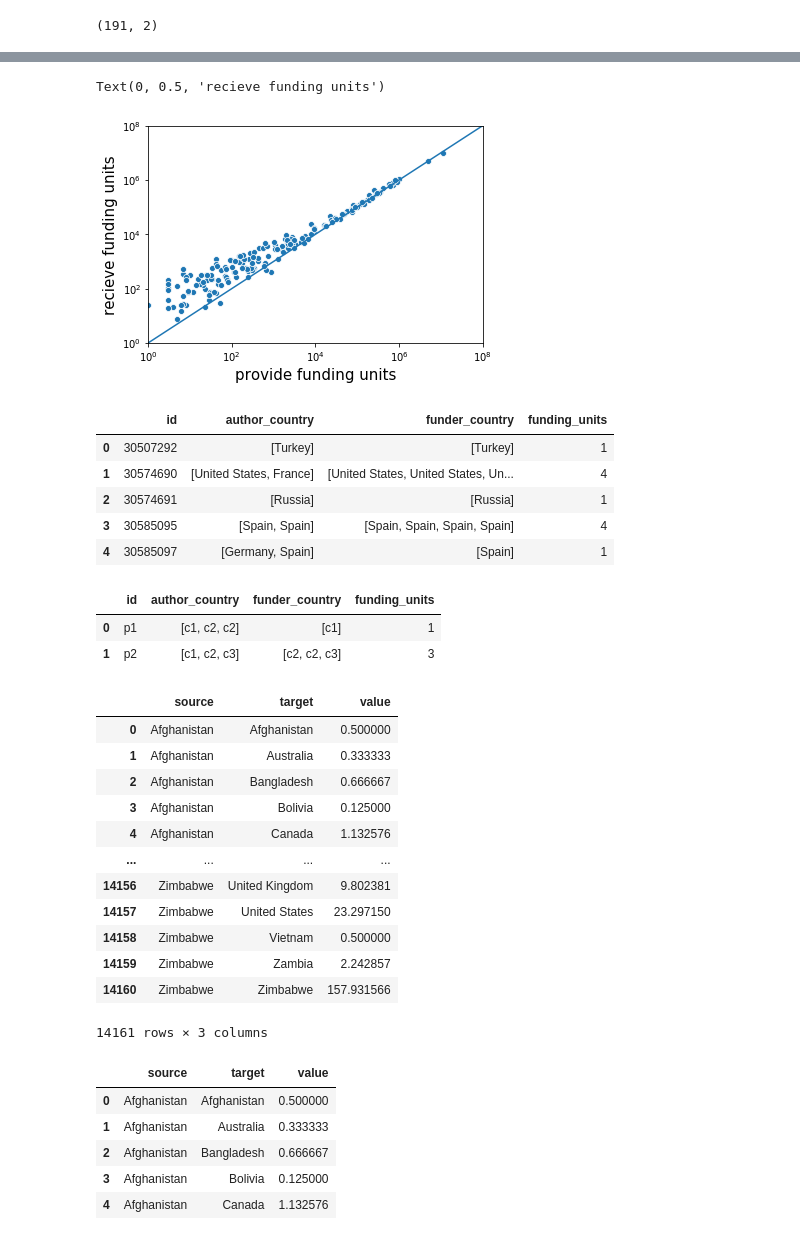
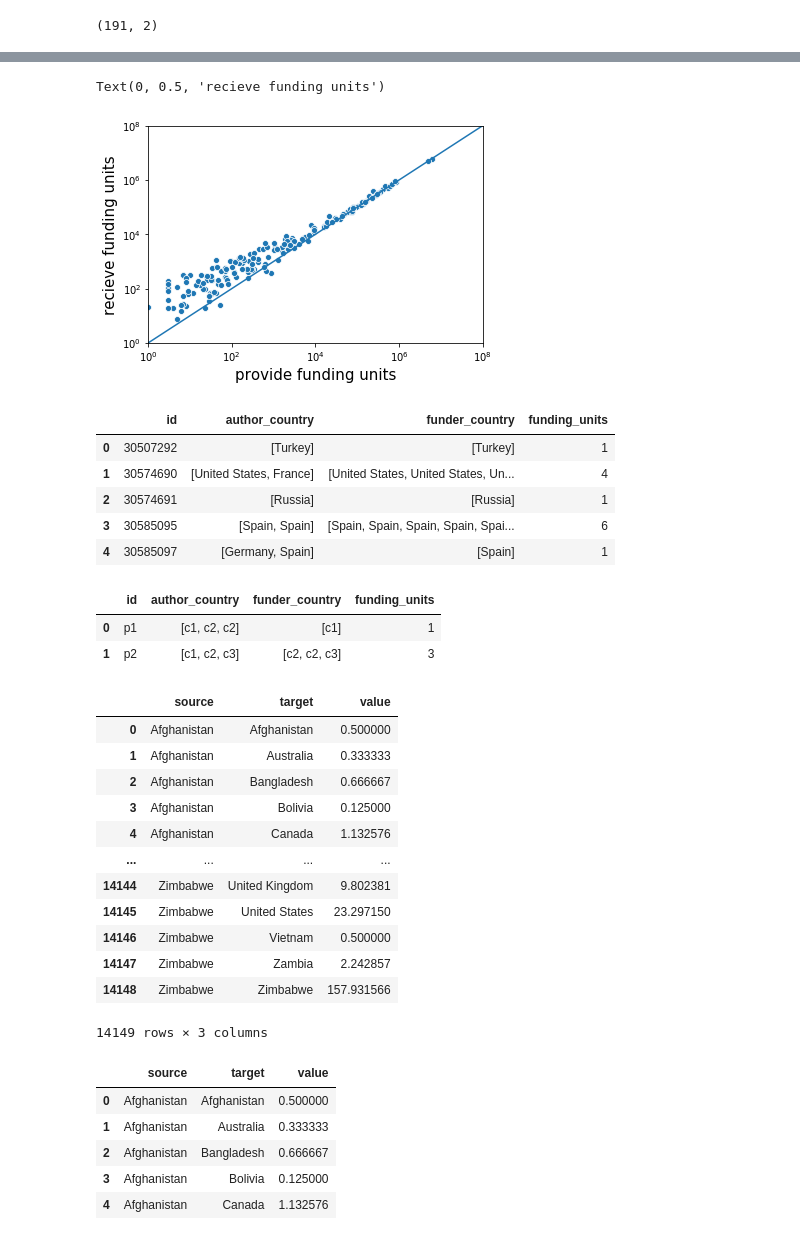
Before and after one commit to LiliMiaohub/national_science_funding, a Jupyter notebook: notebooks/0620-RevPrvd/0620-CountRecvPrvd.ipynb, the cells around one changed output, grey strips where cells are left out. Saved outputs shown, nothing was run; the diff lists cells and outputs as text; code cells hidden in the pictures.

```diff
--- a/notebooks/0620-RevPrvd/0620-CountRecvPrvd.ipynb
+++ b/notebooks/0620-RevPrvd/0620-CountRecvPrvd.ipynb
@@ -18,5 +18,9 @@ pubs_author_funder.head()
+# %%
+pubs_author_funder['funder_country']=pubs_author_funder['funder_country'].fillna(0)
 # %%
 pubs_author_funder['author_country'] = pubs_author_funder['author_country'].apply(literal_eval)
-pubs_author_funder['funder_country'] = pubs_author_funder['funder_country'].apply(literal_eval)
+pubs_author_funder['funder_country'] = pubs_author_funder['funder_country'].apply(
+    lambda x: literal_eval(x) if x!=0 else 0)
 # %%
+pubs_author_funder=pubs_author_funder[pubs_author_funder.funder_country!=0]
 pubs_author_funder['funding_units'] = pubs_author_funder['funder_country'].apply(lambda x: len(x))
@@ -114,7 +142,7 @@ plt.xlabel("provide funding units", fontsize=15)
 plt.ylabel('recieve funding units', fontsize=15)
 # %% [output]
 Text(0, 0.5, 'recieve funding units')
-[figure, old version]
+[figure, new version]
 # %%
 pubs_author_funder.head()
 # %% [output]
@@ -122,7 +150,7 @@ pubs_author_funder.head()
 | 0 | 30507292 | [Turkey] | [Turkey] | 1 |
 | 1 | 30574690 | [United States, France] | [United States, United States, Un... | 4 |
 | 2 | 30574691 | [Russia] | [Russia] | 1 |
-| 3 | 30585095 | [Spain, Spain] | [Spain, Spain, Spain, Spain] | 4 |
+| 3 | 30585095 | [Spain, Spain] | [Spain, Spain, Spain, Spain, Spai... | 6 |
 | 4 | 30585097 | [Germany, Spain] | [Spain] | 1 |
 # %%
 testlist=[['p1',['c1','c2','c2'],['c1'],1],
@@ -136,34 +166,31 @@ test_df
 # %%
-cntry_cntry_explodelist = []
+cntry_cntry_flow = []
 for index, row in pubs_author_funder.iterrows():
-    units = row['funding_units']
     author_country = row['author_country']
     funding_country=row['funder_country']
-    num_author = len(author_country)
-    num_funder=len(funding_country)
-    for author_c in author_country:
-        for funder_c in funding_country:
-            credit = units/(num_author*num_funder)
-            templist = [funder_c,author_c, credit]
-            cntry_cntry_explodelist.append(templist)
+    num_author=len(author_country)
+    for funder,author in product(funding_country,author_country):
+        credit = 1/(num_author)
+        templist = [funder,author, credit]
+        cntry_cntry_flow.append(templist)
 # %%
-cntry_cntry_df = pd.DataFrame(cntry_cntry_explodelist, columns=['source','target','value'])
+cntry_cntry_df = pd.DataFrame(cntry_cntry_flow, columns=['source','target','value'])
 cntry_cntry_df = cntry_cntry_df.groupby(['source','target'])['value'].sum().reset_index()
 cntry_cntry_df
 # %% [output]
 |  | source | target | value |
 | 0 | Afghanistan | Afghanistan | 0.500000 |
 | 1 | Afghanistan | Australia | 0.333333 |
 | 2 | Afghanistan | Bangladesh | 0.666667 |
 | 3 | Afghanistan | Bolivia | 0.125000 |
 | 4 | Afghanistan | Canada | 1.132576 |
 | ... | ... | ... | ... |
-| 14156 | Zimbabwe | United Kingdom | 9.802381 |
-| 14157 | Zimbabwe | United States | 23.297150 |
-| 14158 | Zimbabwe | Vietnam | 0.500000 |
-| 14159 | Zimbabwe | Zambia | 2.242857 |
-| 14160 | Zimbabwe | Zimbabwe | 157.931566 |
+| 14144 | Zimbabwe | United Kingdom | 9.802381 |
+| 14145 | Zimbabwe | United States | 23.297150 |
+| 14146 | Zimbabwe | Vietnam | 0.500000 |
+| 14147 | Zimbabwe | Zambia | 2.242857 |
+| 14148 | Zimbabwe | Zimbabwe | 157.931566 |
-14161 rows × 3 columns
+14149 rows × 3 columns
 # %%
 cntry_cntry_df.to_csv("..//..//..//data//Data//DerivedData//Derived//funding_source_target.csv", index=False)
 # %%
```
Also changed, not shown: parts of 28 cells of this notebook, 43 other files.
